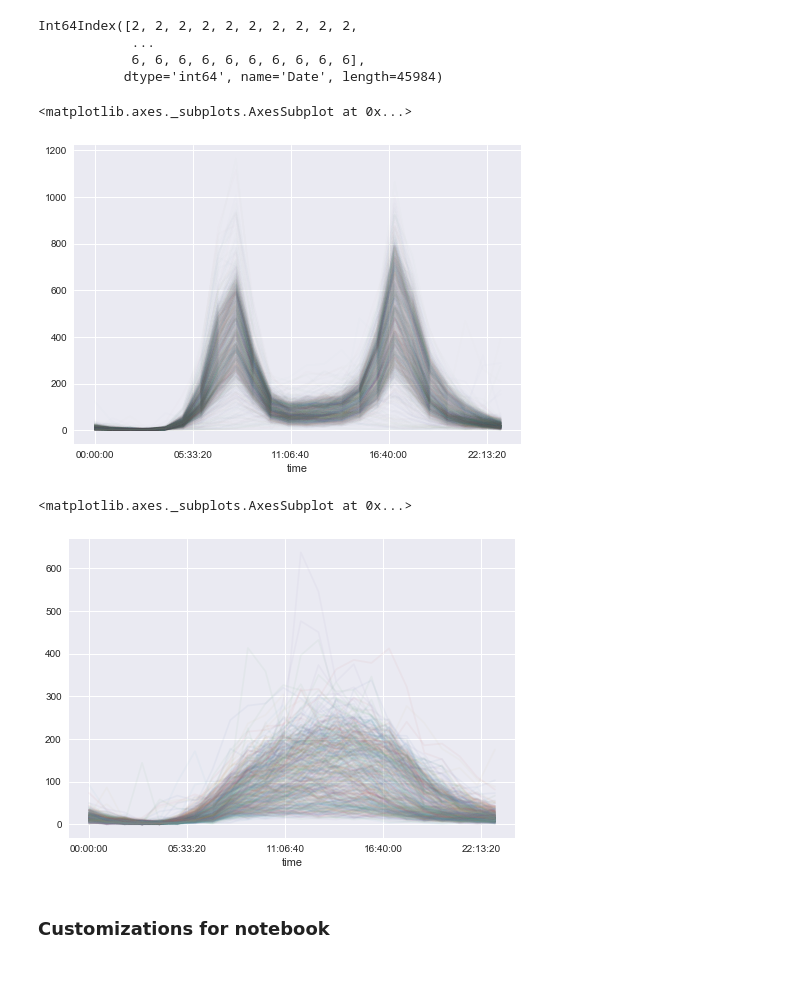
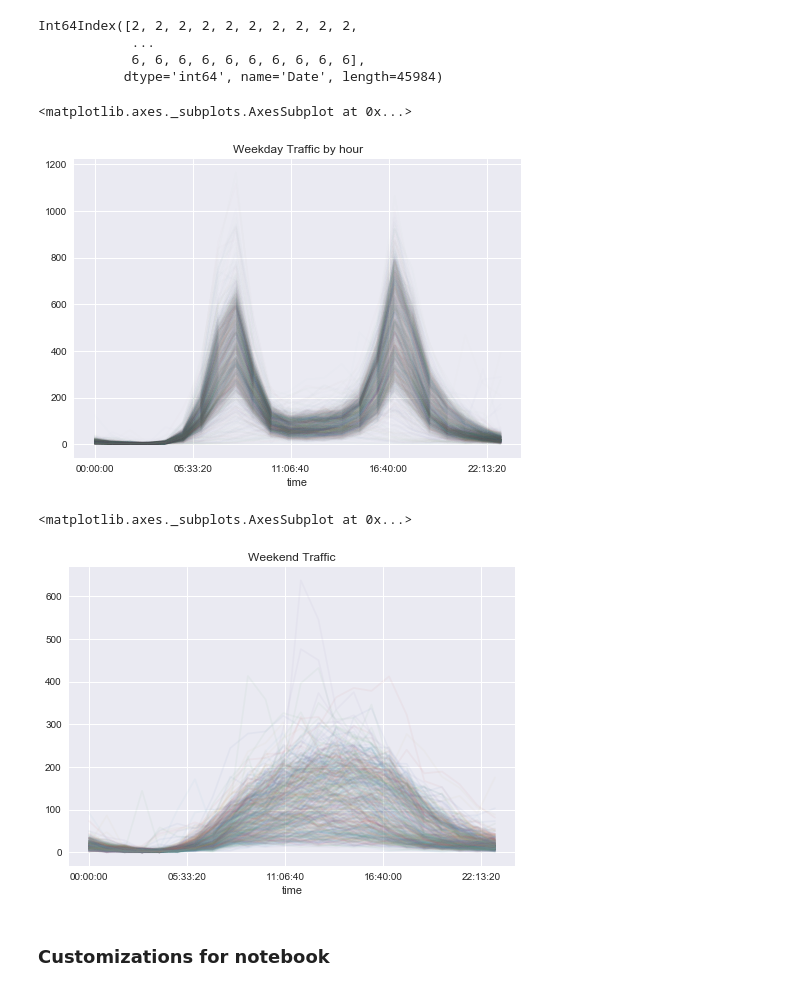
Before and after one commit to coolum001/BikeTripAnalysisNotebookProject, a Jupyter notebook: develop/2018-2-11-dc-BikeTripAnalysisNotebook.ipynb, the cells around one changed output. Drawn from its saved outputs; the diff is of its cells as text; code cells hidden in the pictures.

```diff
--- a/develop/2018-2-11-dc-BikeTripAnalysisNotebook.ipynb
+++ b/develop/2018-2-11-dc-BikeTripAnalysisNotebook.ipynb
@@ -291,17 +291,17 @@ wbikedf = bikedf[bike_timestamps.weekday<5]
 # %%
 wpivoted = wbikedf.pivot_table('Total', index=wbikedf.index.time, columns=wbikedf.index.date)
 # %%
-wpivoted.plot(legend=False, alpha=0.01)
+wpivoted.plot(legend=False, alpha=0.01, title='Weekday Traffic by hour')
 # %% [output]
 <matplotlib.axes._subplots.AxesSubplot at 0x...>
-[figure, old version]
+[figure, new version]
 # %%
 hbikedf = bikedf[bike_timestamps.weekday>4]
 hpivoted = hbikedf.pivot_table('Total', index=hbikedf.index.time, columns=hbikedf.index.date)
-hpivoted.plot(legend=False, alpha=0.05)
+hpivoted.plot(legend=False, alpha=0.05, title='Weekend Traffic')
 # %% [output]
 <matplotlib.axes._subplots.AxesSubplot at 0x...>
-[figure, old version]
+[figure, new version]
 # %% [markdown]
 ### Customizations for notebook
 # %%
```
Also changed, not shown: parts of 1 cell of this notebook.
